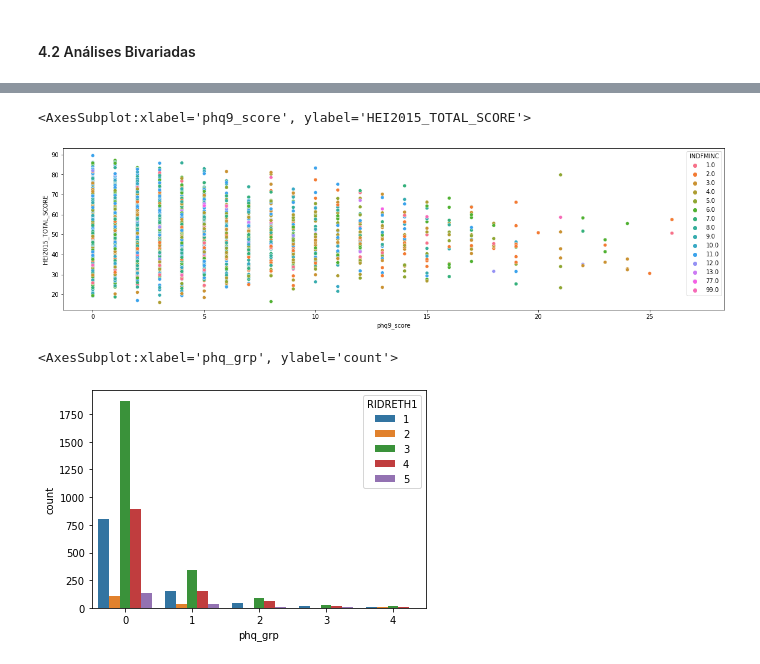
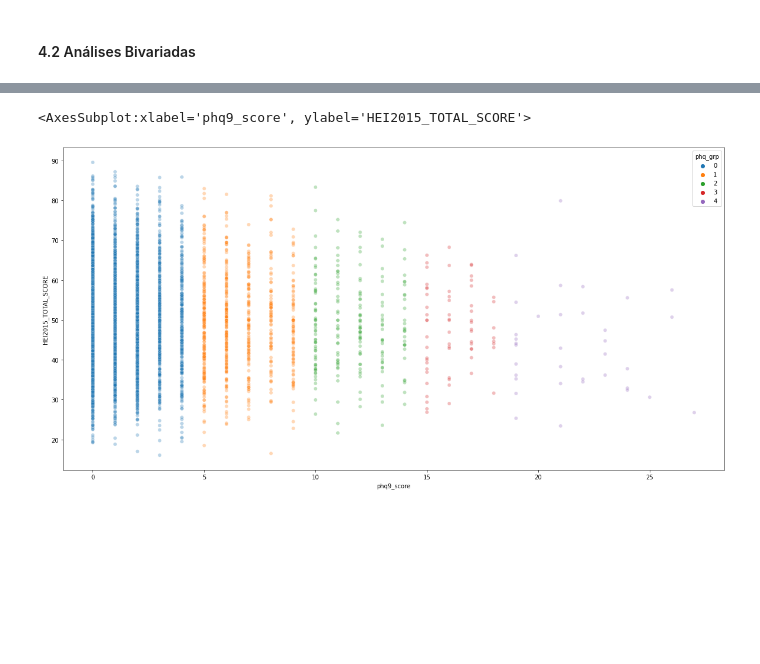
Before and after one commit to LissesCastro/Desafio-Inferencia, a Jupyter notebook: Desafio-Inferencia.ipynb, the cells around one changed output, grey strips where cells are left out. Cells and saved outputs as stored; diff of their text form; code cells hidden in the pictures; blank space fills up the shorter version.

```diff
--- a/Desafio-Inferencia.ipynb
+++ b/Desafio-Inferencia.ipynb
@@ -248,0 +238,3 @@ Index(['SEQN', 'DPQ010', 'DPQ020', 'DPQ030', 'DPQ040', 'DPQ050', 'DPQ060',
+# %%
+base = pd.read_csv('base_corrigida.csv')
+base.columns
@@ -284,2 +287,4 @@ Text(0.5, 0.98, 'Analises Univariadas das categorias relacionadas a saúde dos p
 # %% [markdown]
 #### 4.2 Análises Bivariadas
+# %%
+base['phq_grp'] = base['phq_grp'].astype('category')
@@ -286,12 +395,6 @@ Text(0.5, 0.98, 'Analises Univariadas das categorias relacionadas a saúde dos p
 # %%
-#O PRIMEIRO PASSO É ENTENDER A RELAÇÃO
-fig, axes = plt.subplots(figsize=(20,5))
-sns.scatterplot(x='phq9_score', y='HEI2015_TOTAL_SCORE', hue='INDFMINC', data=base)
+fig, axes = plt.subplots(figsize=(20,10), facecolor='white')
+sns.scatterplot(x='phq9_score', y='HEI2015_TOTAL_SCORE', hue='phq_grp', data=base, alpha=0.3)
 # %% [output]
 <AxesSubplot:xlabel='phq9_score', ylabel='HEI2015_TOTAL_SCORE'>
-[figure, old version]
+[figure, new version]
-# %%
-sns.countplot(base['phq_grp'], hue=base['RIDRETH1'])
-# %% [output]
-<AxesSubplot:xlabel='phq_grp', ylabel='count'>
-[figure, removed]
```
Also changed, not shown: parts of 13 cells of this notebook, 11 other files.
